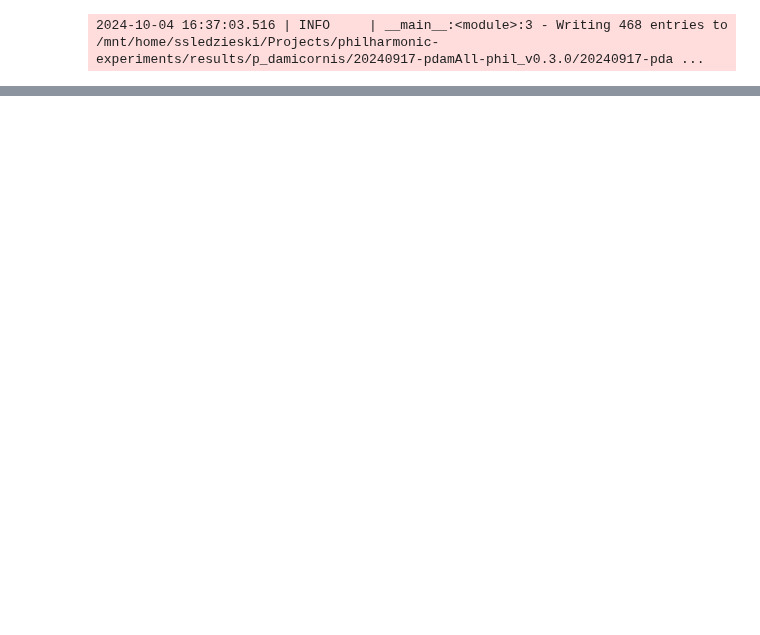
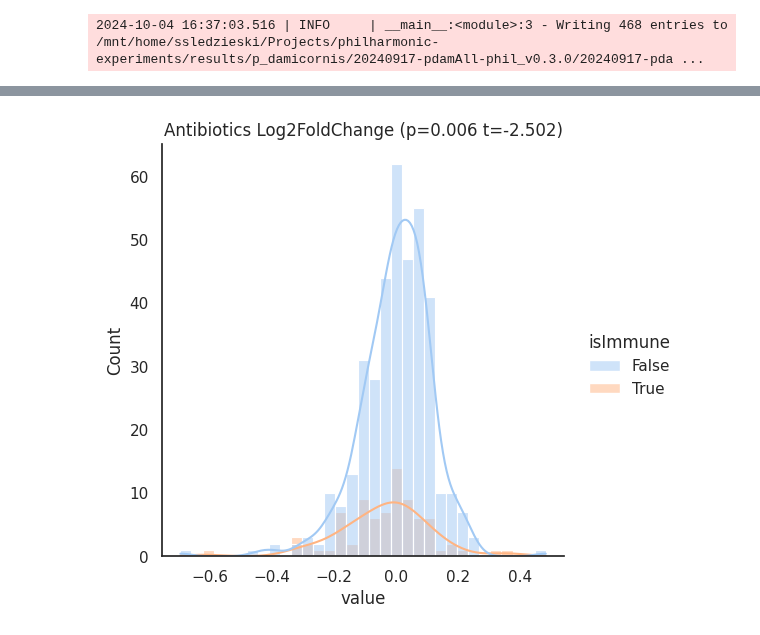
Before and after one commit to samsledje/philharmonic, a Jupyter notebook: nb/04_gene_expression_analysis.ipynb, the cells around one changed output, grey strips where cells are left out. Cells and saved outputs as stored; diff of their text form; code cells hidden in the pictures; blank space fills up the shorter version.

```diff
--- a/nb/04_gene_expression_analysis.ipynb
+++ b/nb/04_gene_expression_analysis.ipynb
@@ -397,0 +451,15 @@ logger.info(f"Writing {len(cluster_de_df)} entries to {clust_deg_cytoscape_table
+# %%
+plot_df = cluster_de_df[["log2FoldChange_Antibiotics_control"]].melt(ignore_index=False).reset_index()
+plot_df["isImmune"] = plot_df["key"].isin(immune_clusters)
+plot_df = plot_df.dropna()
+from scipy.stats import ttest_ind
+tstat, p = ttest_ind(
+    plot_df.query("isImmune")["value"],
+    plot_df.query("~isImmune")["value"],
+    alternative="less",
+)
+sns.displot(data=plot_df, x="value", hue="isImmune", fill=True, kde=True, alpha=0.5, common_norm=False)
+plt.title("Antibiotics Log2FoldChange (p={:.3f} t={:.3f})".format(p, tstat))
+plt.show()
+# %% [output]
+[figure, added]
```
Also changed, not shown: parts of 6 cells of this notebook, 6 other files.
